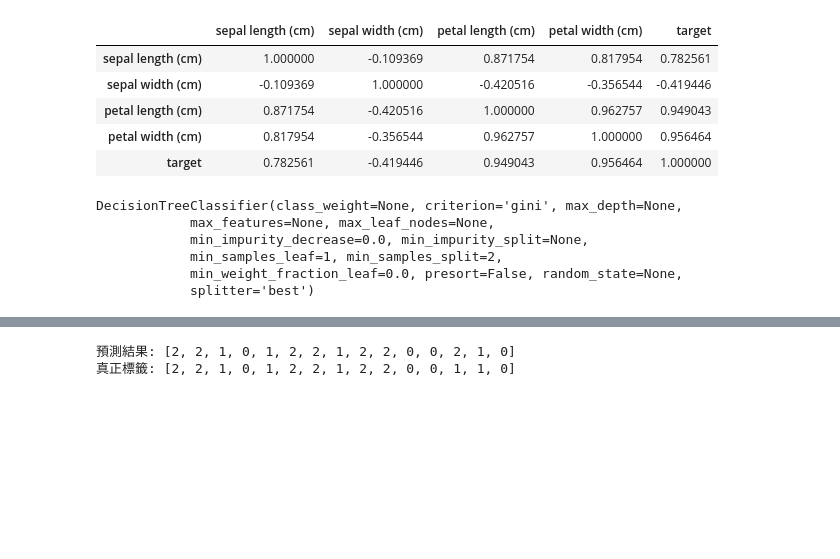
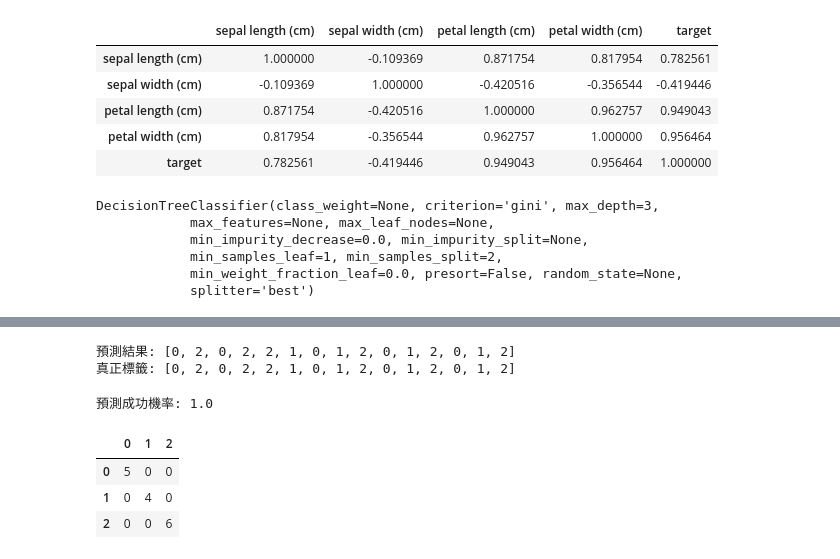
Before and after one commit to Elwing-Chou/mlclass2, a Jupyter notebook: ClassificationTree.ipynb, the cells around one changed output, grey strips where cells are left out. Saved outputs shown, nothing was run; the diff lists cells and outputs as text; code cells hidden in the pictures; blank space fills up the shorter version.

```diff
--- a/ClassificationTree.ipynb
+++ b/ClassificationTree.ipynb
@@ -69,10 +69,10 @@ from sklearn.model_selection import train_test_split
 x_train, x_test, y_train, y_test = train_test_split(df.drop(["target"], axis=1), df["target"], test_size=0.1)
 # %%
 from sklearn.tree import DecisionTreeClassifier
-clf = DecisionTreeClassifier()
+clf = DecisionTreeClassifier(max_depth=3)
 clf.fit(x_train, y_train)
 # %% [output]
-DecisionTreeClassifier(class_weight=None, criterion='gini', max_depth=None,
+DecisionTreeClassifier(class_weight=None, criterion='gini', max_depth=3,
             max_features=None, max_leaf_nodes=None,
             min_impurity_decrease=0.0, min_impurity_split=None,
             min_samples_leaf=1, min_samples_split=2,
@@ -92,5 +92,18 @@ pre = clf.predict(x_test)
 print("預測結果:", list(pre))
 print("真正標籤:", list(y_test))
 # %% [output]
-預測結果: [2, 2, 1, 0, 1, 2, 2, 1, 2, 2, 0, 0, 2, 1, 0]
-真正標籤: [2, 2, 1, 0, 1, 2, 2, 1, 2, 2, 0, 0, 1, 1, 0]
+預測結果: [0, 2, 0, 2, 2, 1, 0, 1, 2, 0, 1, 2, 0, 1, 2]
+真正標籤: [0, 2, 0, 2, 2, 1, 0, 1, 2, 0, 1, 2, 0, 1, 2]
+# %%
+from sklearn.metrics import accuracy_score
+print("預測成功機率:", accuracy_score(pre, y_test))
+# %% [output]
+預測成功機率: 1.0
+# %%
+from sklearn.metrics import confusion_matrix
+pd.DataFrame(confusion_matrix(y_test, pre))
+# %% [output]
+|  | 0 | 1 | 2 |
+| 0 | 5 | 0 | 0 |
+| 1 | 0 | 4 | 0 |
+| 2 | 0 | 0 | 6 |
```
Also changed, not shown: 1 other file.
